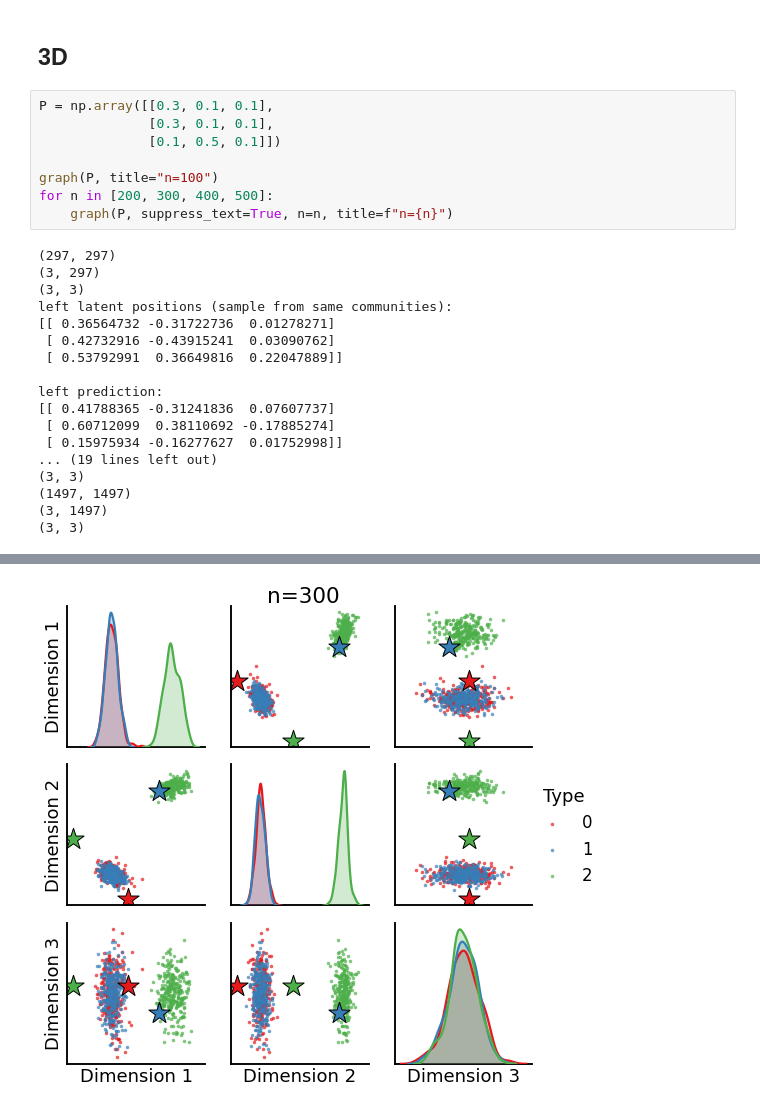
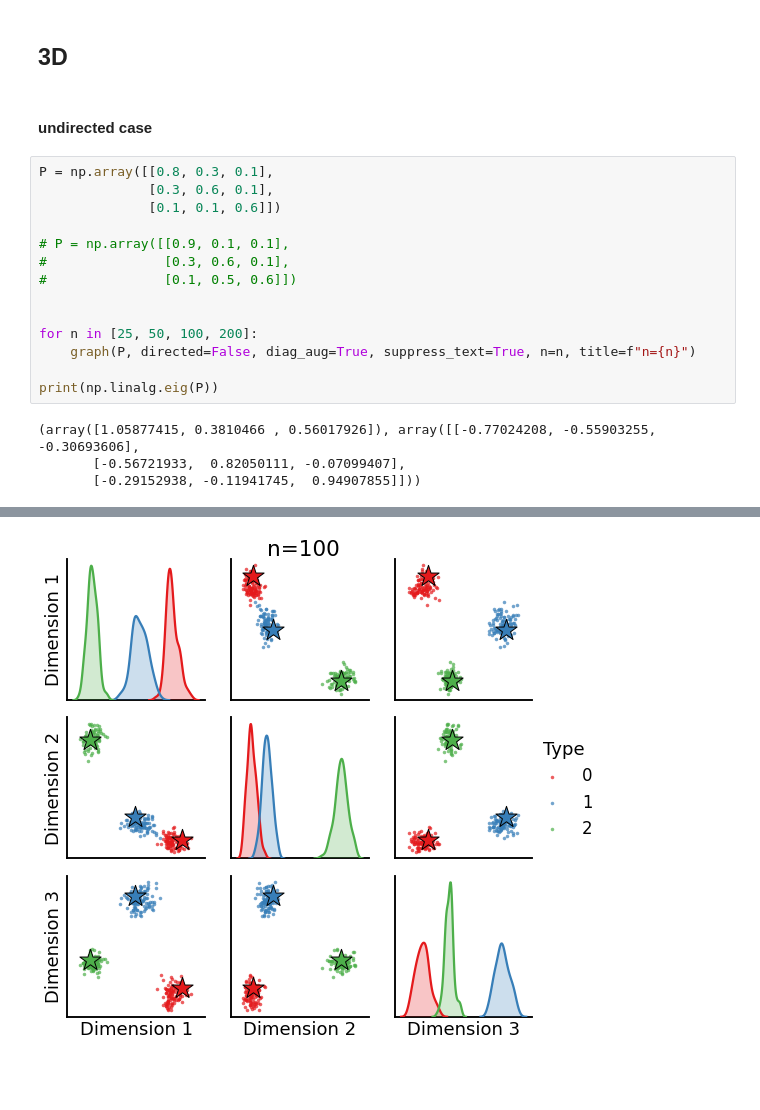
Before and after one commit to loftusa/graspy-personal, a Jupyter notebook: notebooks/new_latents.ipynb, the cells around one changed output, grey strips where cells are left out. Saved outputs shown, nothing was run; the diff lists cells and outputs as text; blank space fills up the shorter version.

```diff
--- a/notebooks/new_latents.ipynb
+++ b/notebooks/new_latents.ipynb
@@ -137,29 +149,23 @@ np.linalg.eig(P)
         [ 0.70710678,  0.70710678]]))
 # %% [markdown]
 ## 3D
+# %% [markdown]
+#### undirected case
 # %%
-P = np.array([[0.3, 0.1, 0.1],
-              [0.3, 0.1, 0.1],
-              [0.1, 0.5, 0.1]])
+P = np.array([[0.8, 0.3, 0.1],
+              [0.3, 0.6, 0.1],
+              [0.1, 0.1, 0.6]])
 
-graph(P, title="n=100")
-for n in [200, 300, 400, 500]:
-    graph(P, suppress_text=True, n=n, title=f"n={n}")
+# P = np.array([[0.9, 0.1, 0.1],
+#               [0.3, 0.6, 0.1],
+#               [0.1, 0.5, 0.6]])
+
+
+for n in [25, 50, 100, 200]:
+    graph(P, directed=False, diag_aug=True, suppress_text=True, n=n, title=f"n={n}")
+
+print(np.linalg.eig(P))
 # %% [output]
-(297, 297)
-(3, 297)
-(3, 3)
-left latent positions (sample from same communities):
-[[ 0.36564732 -0.31722736  0.01278271]
- [ 0.42732916 -0.43915241  0.03090762]
- [ 0.53792991  0.36649816  0.22047889]]
-
-left prediction:
-[[ 0.41788365 -0.31241836  0.07607737]
- [ 0.60712099  0.38110692 -0.17885274]
- [ 0.15975934 -0.16277627  0.01752998]]
-... (19 lines left out)
-(3, 3)
-(1497, 1497)
-(3, 1497)
-(3, 3)
+(array([1.05877415, 0.3810466 , 0.56017926]), array([[-0.77024208, -0.55903255, -0.30693606],
+       [-0.56721933,  0.82050111, -0.07099407],
+       [-0.29152938, -0.11941745,  0.94907855]]))
@@ -168 +174 @@ left prediction:
-[figure, old version]
+[figure, new version]
```
Also changed, not shown: parts of 13 cells of this notebook.
